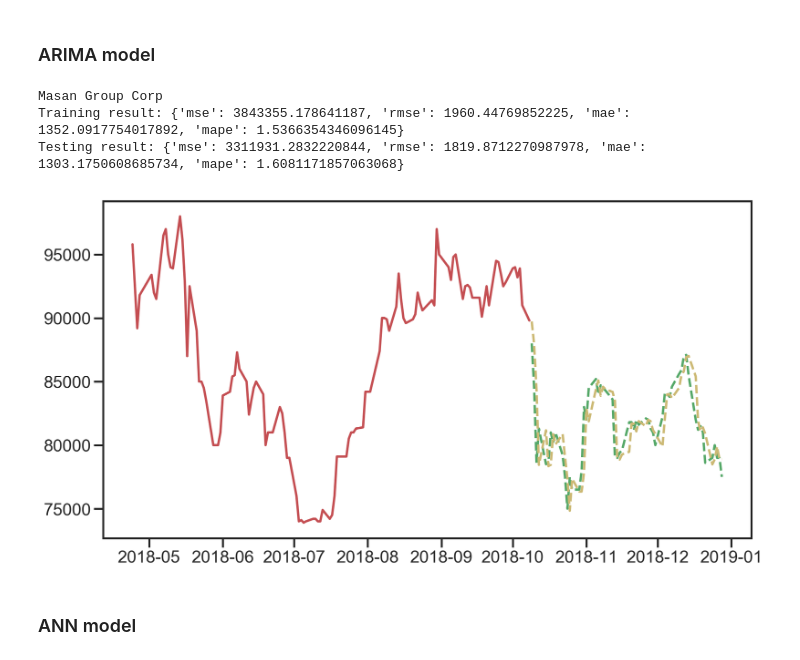
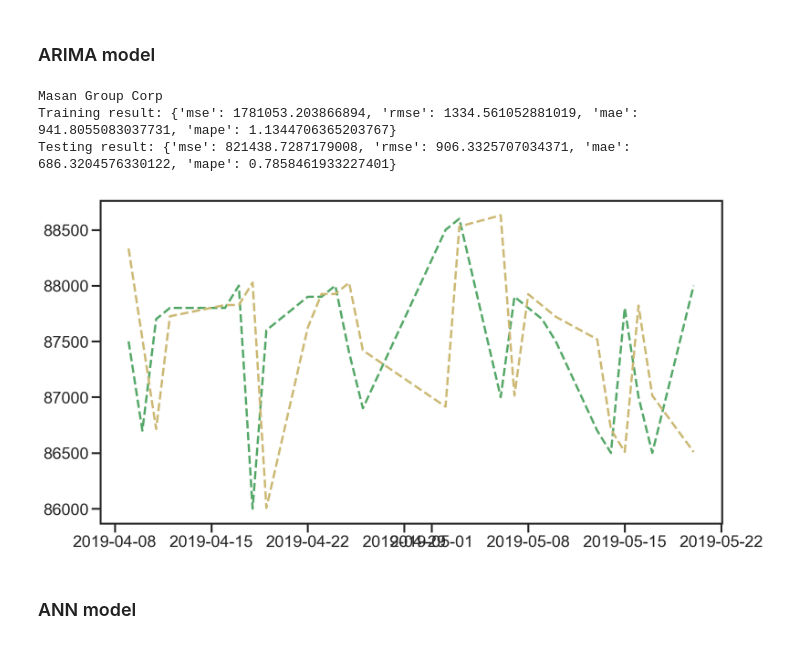
Before and after one commit to thanhphuong163/ForecastingStockPrice_thesis, a Jupyter notebook: get_images.ipynb, the cells around one changed output. Drawn from its saved outputs; the diff is of its cells as text; code cells hidden in the pictures.

```diff
--- a/get_images.ipynb
+++ b/get_images.ipynb
@@ -56,7 +56,7 @@ end = datetime(2019,1,1)
 
 print(lst_ticket[:5])
 
-df = query.get_historical_data(lst_ticket[:5], start=start, end=end)
+df = query.get_historical_data(lst_ticket[:5], start=start)
 closed_price = dict()
 for ticket in lst_ticket[:5]:
     closed_price[ticket] = df[df.name == ticket]['close']
@@ -88,35 +88,35 @@ def calculate_pacf(time_series, lag=20, alpha=0.01):
 # %%
 for ticket in lst_ticket[3:4]:
     time_series = df[df.name == ticket]['close']
     # split data
     time_series = time_series.sort_index()
     size = len(time_series)
-    start_train = 0.85
-    end_train = 0.95
+    start_train = 0.9
+    end_train = 0.98
     train_start = int(start_train * size)
     train_end = int(end_train * size)
     train, test = time_series[train_start:train_end], time_series[train_end:]
 
     result = run_model_with_parameters(train, test, model_selection='ARIMA', order=(1,0,0))
     if result['status']:
         validation = result['model'].validate(test)
         time.sleep(1)
         print(ticket)
         print('Training result:', result['train_evaluation'])
         print('Testing result:', result['test_evaluation'])
         fig, ax1 = plt.subplots(nrows=1, ncols=1, figsize=(15, 8))
-        ax1.plot(train, label='in-sample', color='r', linestyle='-')
+#         ax1.plot(train, label='in-sample', color='r', linestyle='-')
         ax1.plot(test, label='held-out', color='g', linestyle='--')
         ax1.plot(validation, label='predicted held-out', color='y', linestyle='--')
     #     ax1.plot(df_ann_validation['yhat'], label='validation held-out', color='purple', linestyle='--')
         plt.show()
     else:
         print('None')
 # %% [output]
 Masan Group Corp
-Training result: {'mse': 3843355.178641187, 'rmse': 1960.44769852225, 'mae': 1352.0917754017892, 'mape': 1.5366354346096145}
-Testing result: {'mse': 3311931.2832220844, 'rmse': 1819.8712270987978, 'mae': 1303.1750608685734, 'mape': 1.6081171857063068}
+Training result: {'mse': 1781053.203866894, 'rmse': 1334.561052881019, 'mae': 941.8055083037731, 'mape': 1.1344706365203767}
+Testing result: {'mse': 821438.7287179008, 'rmse': 906.3325707034371, 'mae': 686.3204576330122, 'mape': 0.7858461933227401}
-[figure, old version]
+[figure, new version]
 # %% [markdown]
 ### ANN model
 # %%
```
Also changed, not shown: parts of 5 cells of this notebook, 3 other files.
